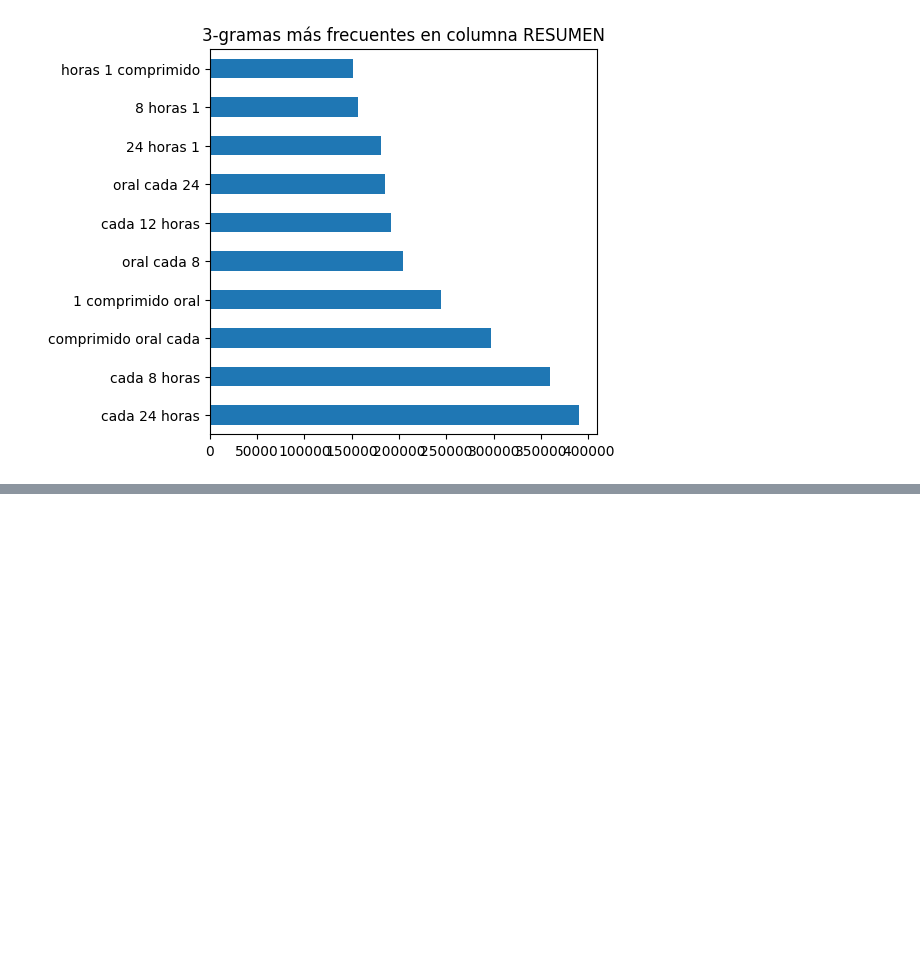
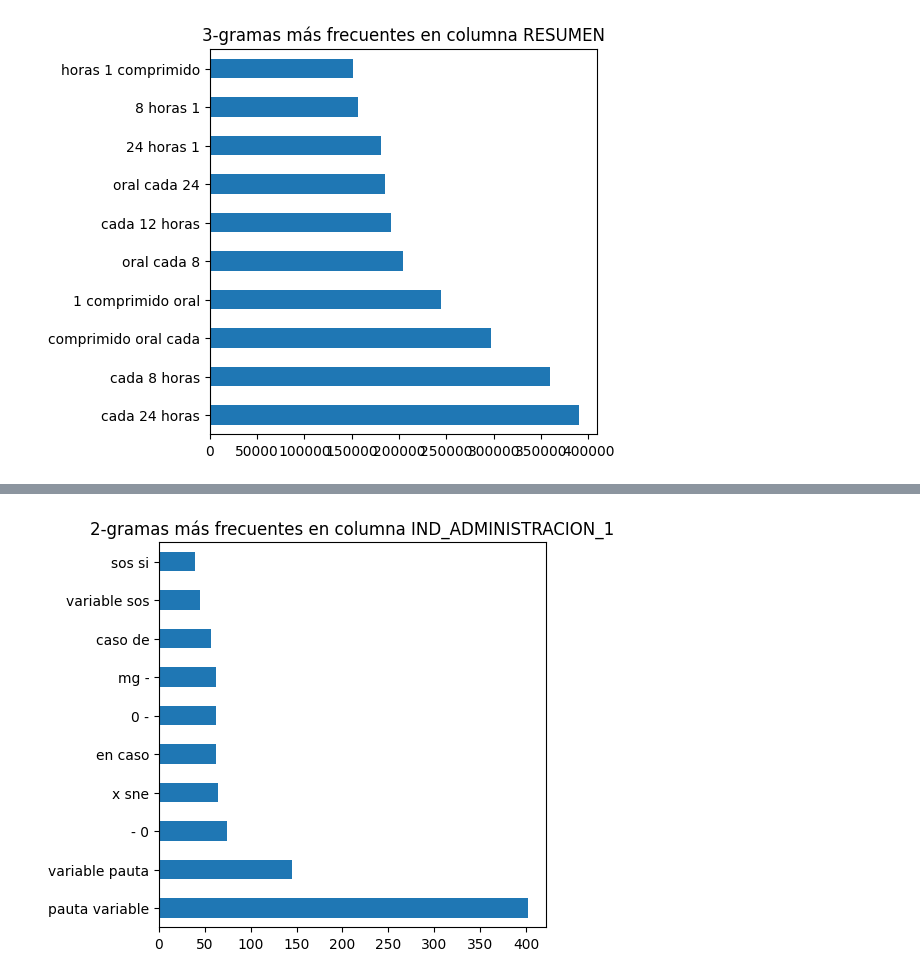
Before and after one commit to camilocarvajalreyes/entidades-minsal, a Jupyter notebook: Notebooks_Exploracion/exploracion_complementaria.ipynb, the cells around one changed output, grey strips where cells are left out. Cells and saved outputs as stored; diff of their text form; code cells hidden in the pictures; blank space fills up the shorter version.

```diff
--- a/Notebooks_Exploracion/exploracion_complementaria.ipynb
+++ b/Notebooks_Exploracion/exploracion_complementaria.ipynb
@@ -51,0 +111,4 @@ common_ngrams(df,3)
+# %%
+common_ngrams(df,2,'IND_ADMINISTRACION_1')
+# %% [output]
+[figure, added]
```
Also changed, not shown: parts of 16 cells of this notebook.
